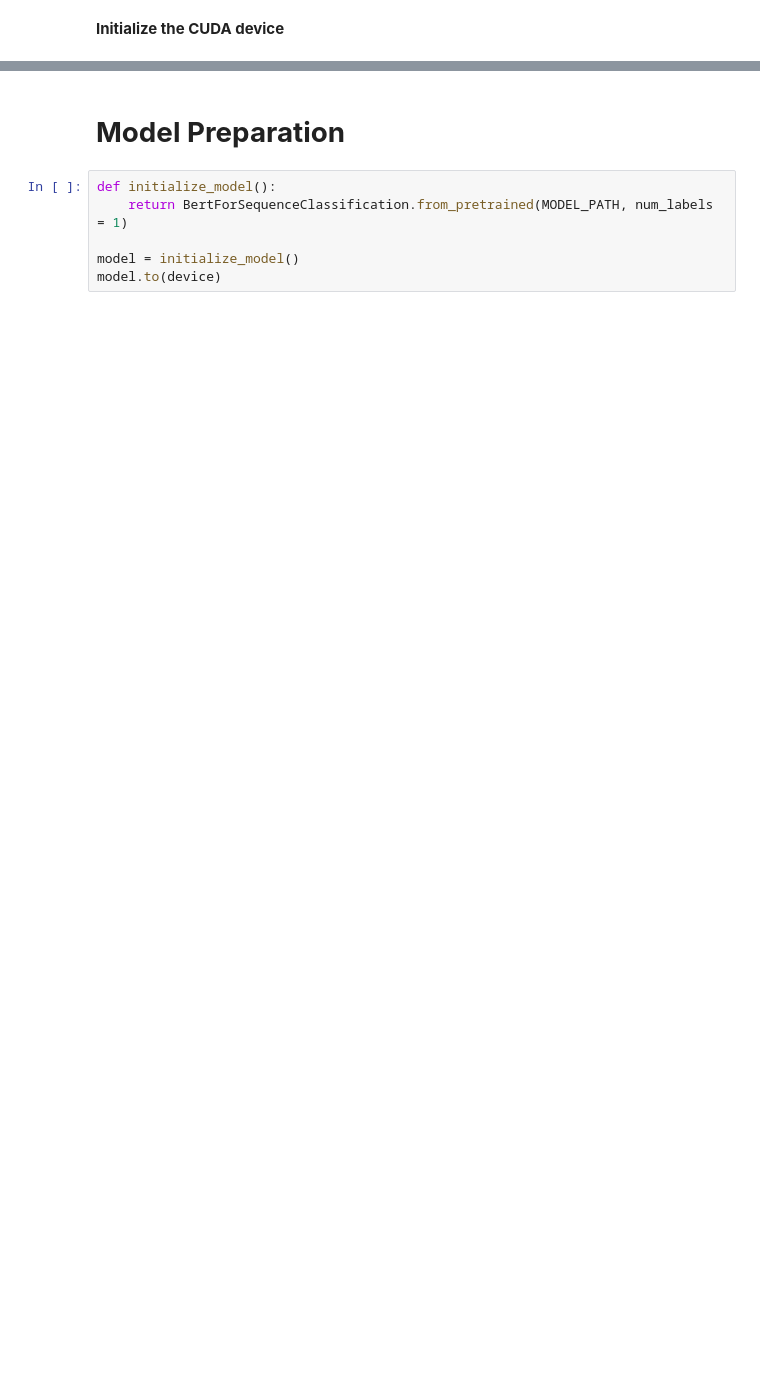
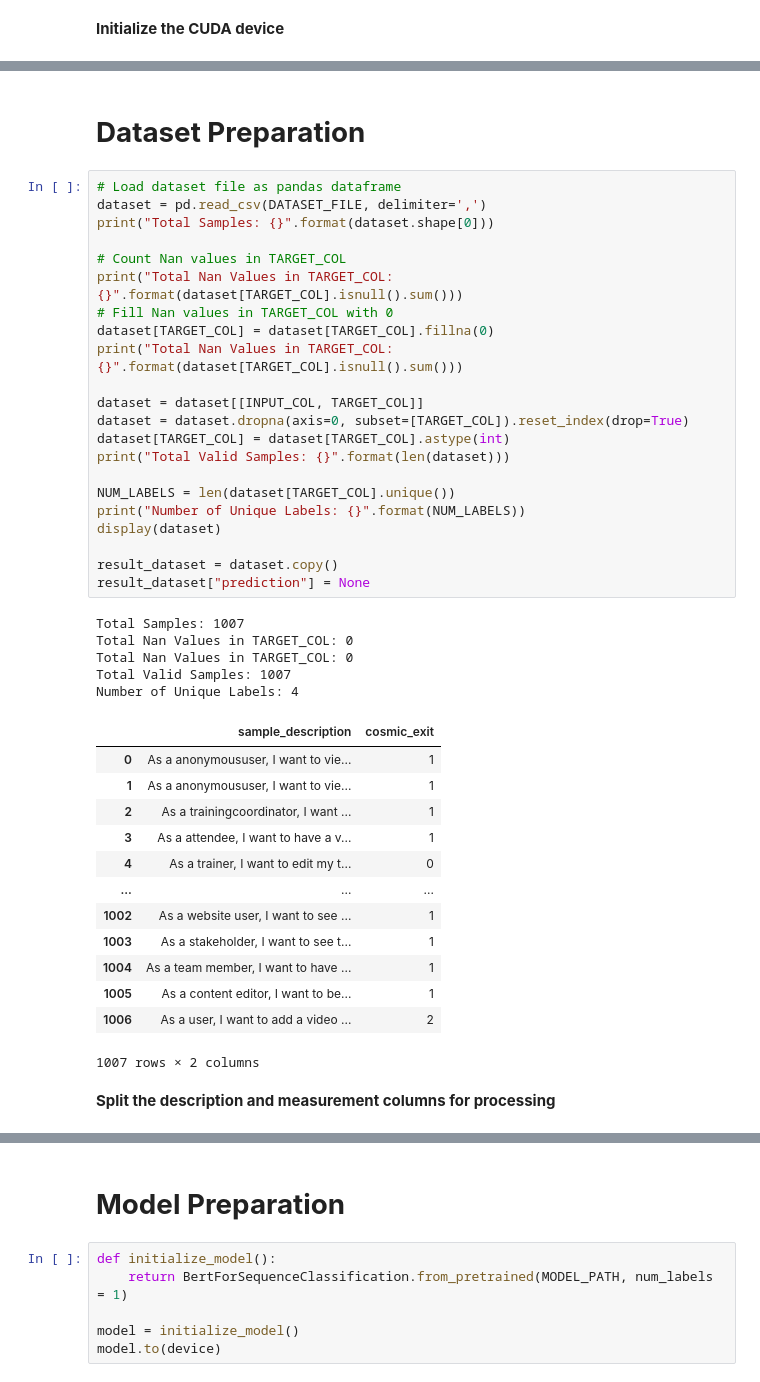
Before and after one commit to smtnkc/ssm-bert, a Jupyter notebook: ssm.ipynb, the cells around one changed output, grey strips where cells are left out. Saved outputs shown, nothing was run; the diff lists cells and outputs as text; blank space fills up the shorter version.

```diff
--- a/ssm.ipynb
+++ b/ssm.ipynb
@@ -59,0 +67,45 @@ else:
+# %% [markdown]
+# **Dataset Preparation**
+# %%
+# Load dataset file as pandas dataframe
+dataset = pd.read_csv(DATASET_FILE, delimiter=',')
+print("Total Samples: {}".format(dataset.shape[0]))
+
+# Count Nan values in TARGET_COL
+print("Total Nan Values in TARGET_COL: {}".format(dataset[TARGET_COL].isnull().sum()))
+# Fill Nan values in TARGET_COL with 0
+dataset[TARGET_COL] = dataset[TARGET_COL].fillna(0)
+print("Total Nan Values in TARGET_COL: {}".format(dataset[TARGET_COL].isnull().sum()))
+
+dataset = dataset[[INPUT_COL, TARGET_COL]]
+dataset = dataset.dropna(axis=0, subset=[TARGET_COL]).reset_index(drop=True)
+dataset[TARGET_COL] = dataset[TARGET_COL].astype(int)
+print("Total Valid Samples: {}".format(len(dataset)))
+
+NUM_LABELS = len(dataset[TARGET_COL].unique())
+print("Number of Unique Labels: {}".format(NUM_LABELS))
+display(dataset)
+
+result_dataset = dataset.copy()
+result_dataset["prediction"] = None
+# %% [output]
+Total Samples: 1007
+Total Nan Values in TARGET_COL: 0
+Total Nan Values in TARGET_COL: 0
+Total Valid Samples: 1007
+Number of Unique Labels: 4
+|  | sample_description | cosmic_exit |
+| 0 | As a anonymoususer, I want to vie... | 1 |
+| 1 | As a anonymoususer, I want to vie... | 1 |
+| 2 | As a trainingcoordinator, I want ... | 1 |
+| 3 | As a attendee, I want to have a v... | 1 |
+| 4 | As a trainer, I want to edit my t... | 0 |
+| ... | ... | ... |
+| 1002 | As a website user, I want to see ... | 1 |
+| 1003 | As a stakeholder, I want to see t... | 1 |
+| 1004 | As a team member, I want to have ... | 1 |
+| 1005 | As a content editor, I want to be... | 1 |
+| 1006 | As a user, I want to add a video ... | 2 |
+1007 rows × 2 columns
+# %% [markdown]
+**Split the description and measurement columns for processing**
```
Also changed, not shown: parts of 16 cells of this notebook.
